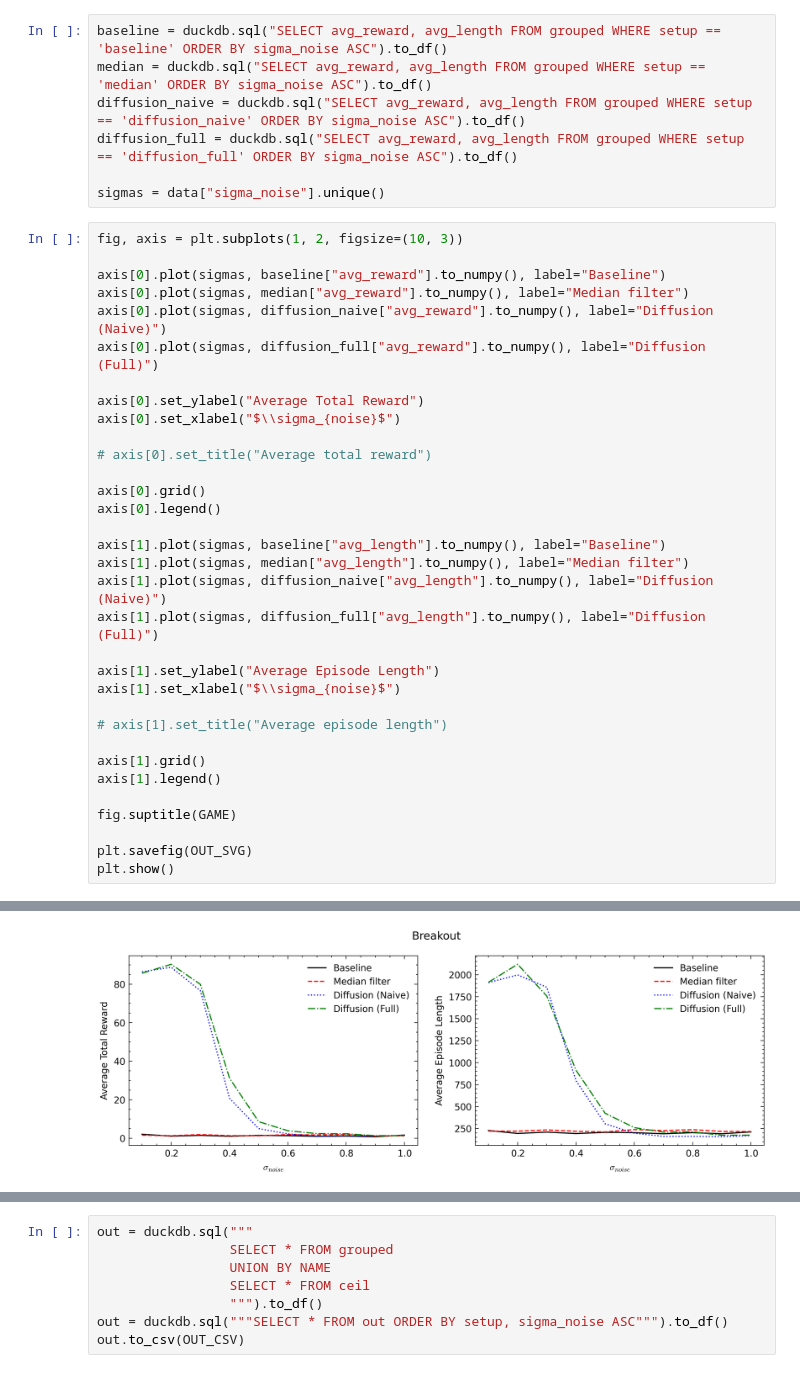
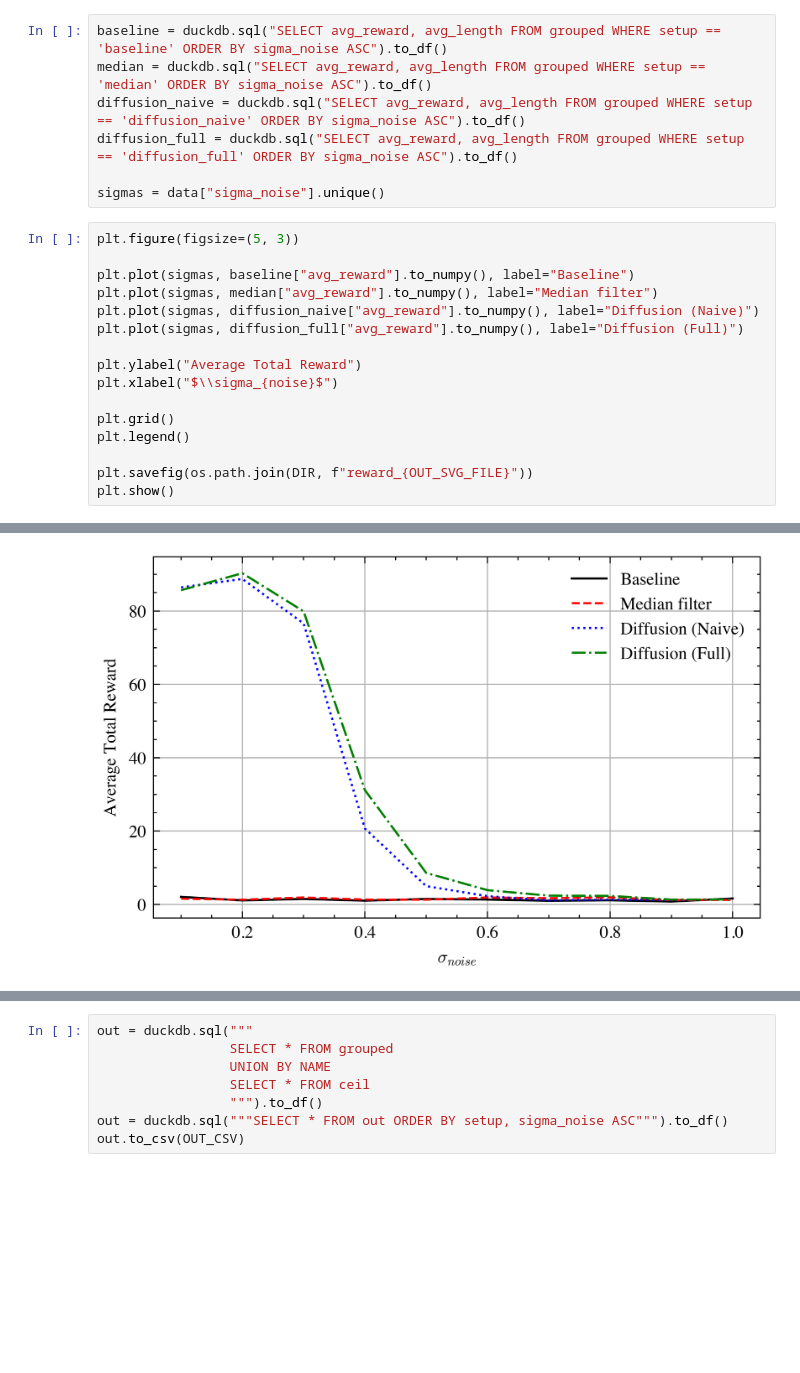
Before and after one commit to D21W12/Diffusion-Deep-Reinforcement-Learning, a Jupyter notebook: notebooks/results/reinforcement_learning.ipynb, the cells around one changed output, grey strips where cells are left out. Saved outputs shown, nothing was run; the diff lists cells and outputs as text; blank space fills up the shorter version.

Commit message:
add better plots

```diff
--- a/notebooks/results/reinforcement_learning.ipynb
+++ b/notebooks/results/reinforcement_learning.ipynb
@@ -46,36 +46,19 @@ diffusion_full = duckdb.sql("SELECT avg_reward, avg_length FROM grouped WHERE se
 
 sigmas = data["sigma_noise"].unique()
 # %%
-fig, axis = plt.subplots(1, 2, figsize=(10, 3))
+plt.figure(figsize=(5, 3))
 
-axis[0].plot(sigmas, baseline["avg_reward"].to_numpy(), label="Baseline")
-axis[0].plot(sigmas, median["avg_reward"].to_numpy(), label="Median filter")
-axis[0].plot(sigmas, diffusion_naive["avg_reward"].to_numpy(), label="Diffusion (Naive)")
-axis[0].plot(sigmas, diffusion_full["avg_reward"].to_numpy(), label="Diffusion (Full)")
+plt.plot(sigmas, baseline["avg_reward"].to_numpy(), label="Baseline")
+plt.plot(sigmas, median["avg_reward"].to_numpy(), label="Median filter")
+plt.plot(sigmas, diffusion_naive["avg_reward"].to_numpy(), label="Diffusion (Naive)")
+plt.plot(sigmas, diffusion_full["avg_reward"].to_numpy(), label="Diffusion (Full)")
 
-axis[0].set_ylabel("Average Total Reward")
-axis[0].set_xlabel("$\\sigma_{noise}$")
+plt.ylabel("Average Total Reward")
+plt.xlabel("$\\sigma_{noise}$")
 
-# axis[0].set_title("Average total reward")
+plt.grid()
+plt.legend()
 
-axis[0].grid()
-axis[0].legend()
-
-axis[1].plot(sigmas, baseline["avg_length"].to_numpy(), label="Baseline")
-axis[1].plot(sigmas, median["avg_length"].to_numpy(), label="Median filter")
-axis[1].plot(sigmas, diffusion_naive["avg_length"].to_numpy(), label="Diffusion (Naive)")
-axis[1].plot(sigmas, diffusion_full["avg_length"].to_numpy(), label="Diffusion (Full)")
-
-axis[1].set_ylabel("Average Episode Length")
-axis[1].set_xlabel("$\\sigma_{noise}$")
-
-# axis[1].set_title("Average episode length")
-
-axis[1].grid()
-axis[1].legend()
-
-fig.suptitle(GAME)
-
-plt.savefig(OUT_SVG)
+plt.savefig(os.path.join(DIR, f"reward_{OUT_SVG_FILE}"))
 plt.show()
 # %% [output]
@@ -99 +65 @@ findfont: Generic family 'serif' not found because none of the following familie
-[figure, old version]
+[figure, new version]
```
Also changed, not shown: parts of 4 cells of this notebook, 1 other file.
